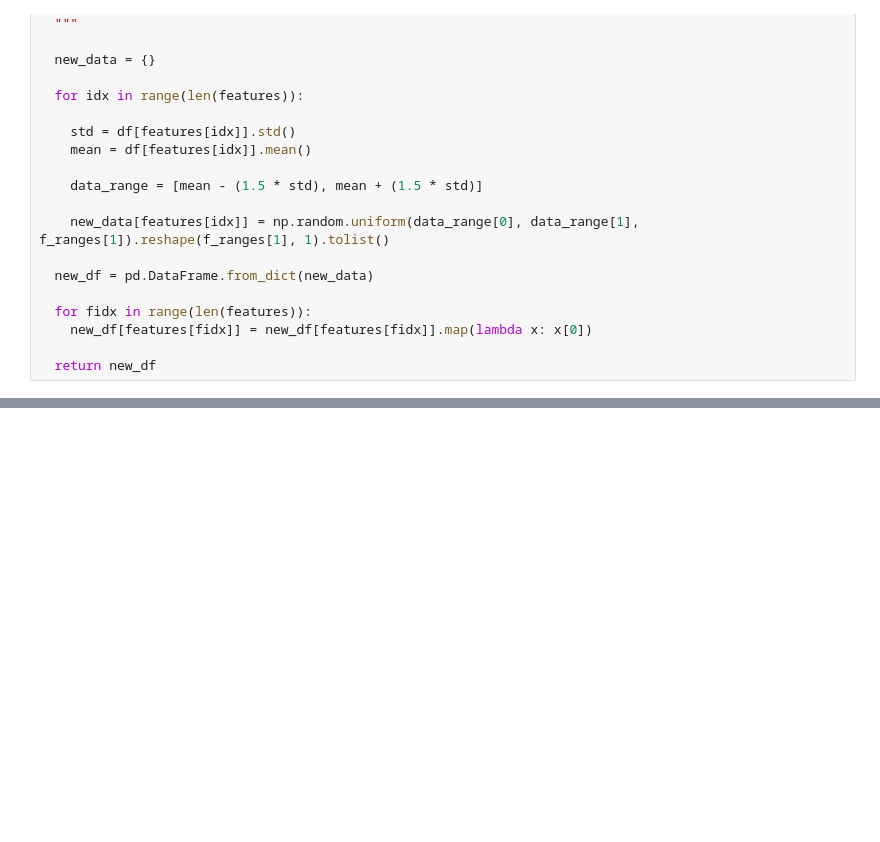
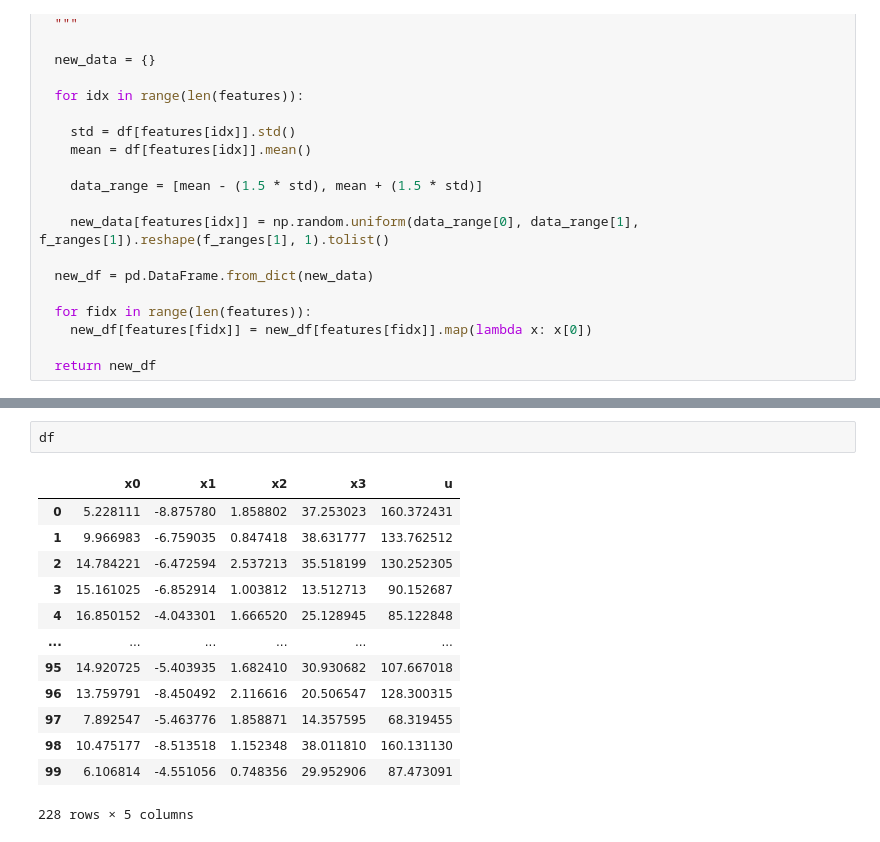
Before and after one commit to mateopolancecofficial/DeepLearningProjects, a Jupyter notebook: Regression/VineyardExploration.ipynb, the cells around one changed output, grey strips where cells are left out. Saved outputs shown, nothing was run; the diff lists cells and outputs as text; blank space fills up the shorter version.

```diff
--- a/Regression/VineyardExploration.ipynb
+++ b/Regression/VineyardExploration.ipynb
@@ -328,0 +382,16 @@ A
+# %%
+df
+# %% [output]
+|  | x0 | x1 | x2 | x3 | u |
+| 0 | 5.228111 | -8.875780 | 1.858802 | 37.253023 | 160.372431 |
+| 1 | 9.966983 | -6.759035 | 0.847418 | 38.631777 | 133.762512 |
+| 2 | 14.784221 | -6.472594 | 2.537213 | 35.518199 | 130.252305 |
+| 3 | 15.161025 | -6.852914 | 1.003812 | 13.512713 | 90.152687 |
+| 4 | 16.850152 | -4.043301 | 1.666520 | 25.128945 | 85.122848 |
+| ... | ... | ... | ... | ... | ... |
+| 95 | 14.920725 | -5.403935 | 1.682410 | 30.930682 | 107.667018 |
+| 96 | 13.759791 | -8.450492 | 2.116616 | 20.506547 | 128.300315 |
+| 97 | 7.892547 | -5.463776 | 1.858871 | 14.357595 | 68.319455 |
+| 98 | 10.475177 | -8.513518 | 1.152348 | 38.011810 | 160.131130 |
+| 99 | 6.106814 | -4.551056 | 0.748356 | 29.952906 | 87.473091 |
+228 rows × 5 columns
```
Also changed, not shown: parts of 13 cells of this notebook.
